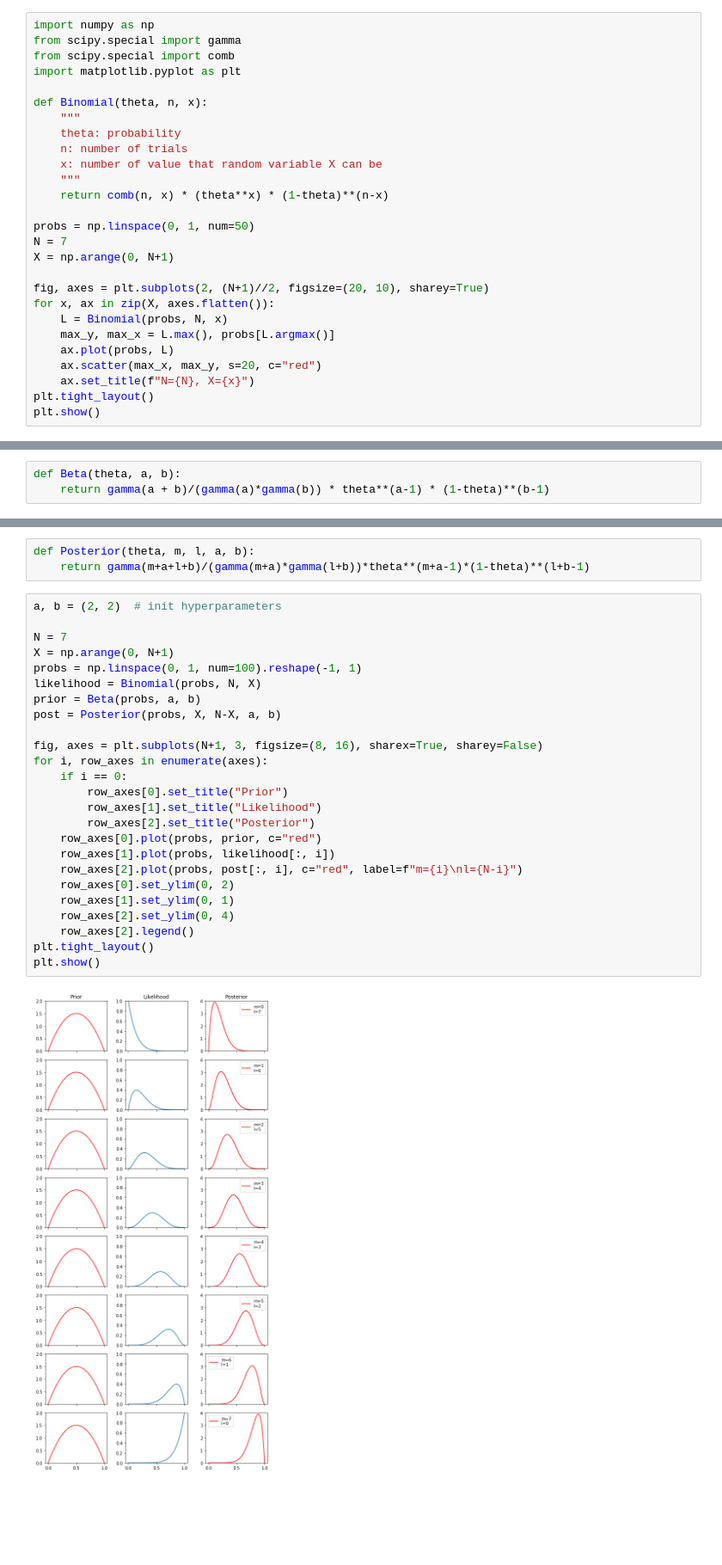
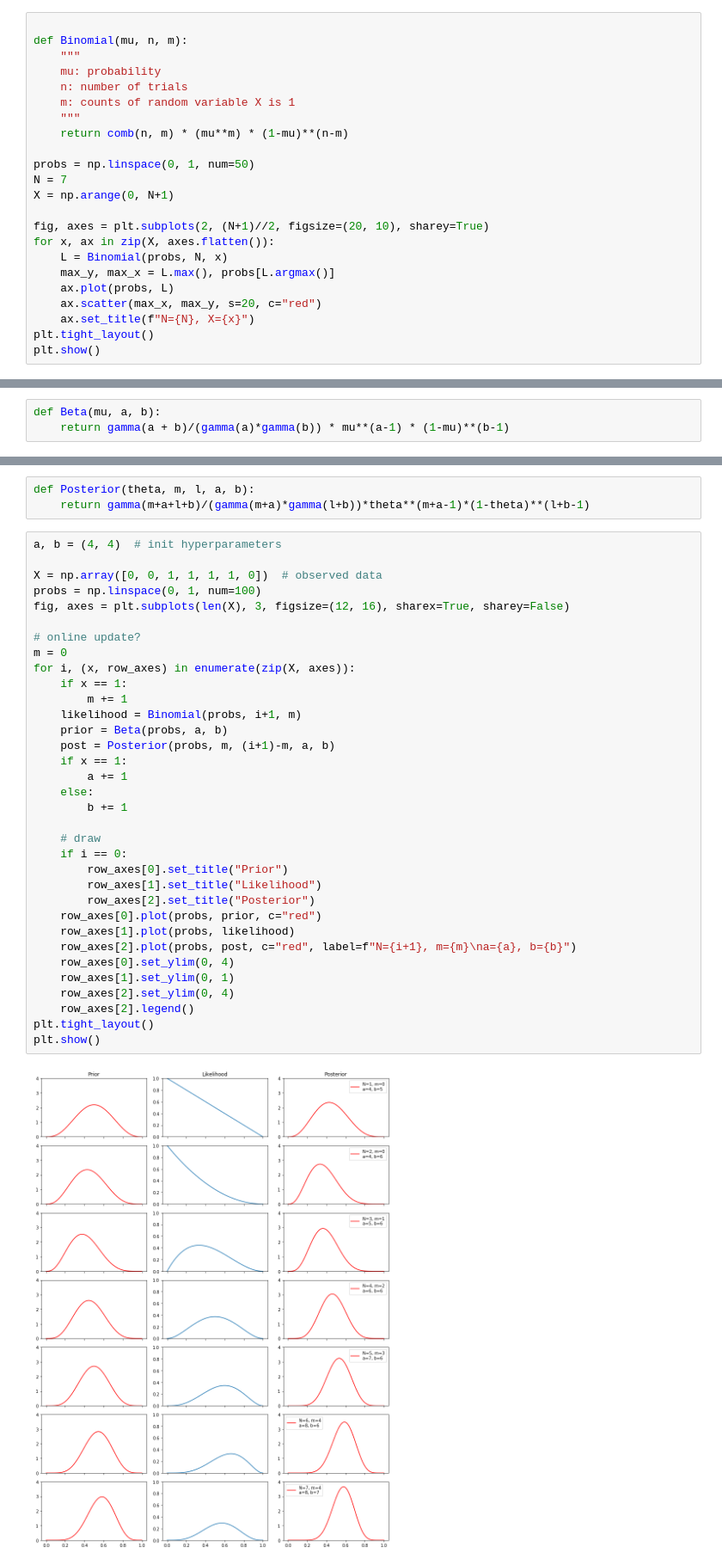
Before and after one commit to simonjisu/prml_study, a Jupyter notebook: notebooks/chapter-2/Probability.ipynb, the cells around one changed output, grey strips where cells are left out. Shown at 86% size. Drawn from its saved outputs; the diff is of its cells as text; blank space fills up the shorter version.

Commit message:
renew probs with gaussian

```diff
--- a/notebooks/chapter-2/Probability.ipynb
+++ b/notebooks/chapter-2/Probability.ipynb
@@ -7,16 +20,12 @@
 # %%
-import numpy as np
-from scipy.special import gamma
-from scipy.special import comb
-import matplotlib.pyplot as plt
 
-def Binomial(theta, n, x):
+def Binomial(mu, n, m):
     """
-    theta: probability
+    mu: probability
     n: number of trials
-    x: number of value that random variable X can be
+    m: counts of random variable X is 1
     """
-    return comb(n, x) * (theta**x) * (1-theta)**(n-x)
+    return comb(n, m) * (mu**m) * (1-mu)**(n-m)
 
 probs = np.linspace(0, 1, num=50)
 N = 7
@@ -36,6 +51,6 @@ plt.show()
 # %%
-def Beta(theta, a, b):
-    return gamma(a + b)/(gamma(a)*gamma(b)) * theta**(a-1) * (1-theta)**(b-1)
+def Beta(mu, a, b):
+    return gamma(a + b)/(gamma(a)*gamma(b)) * mu**(a-1) * (1-mu)**(b-1)
 # %%
 aa = [0.1, 1, 2, 8]
 bb = [0.1, 1, 3, 4]
@@ -53,29 +72,38 @@ for ax, a, b in zip(axes, aa, bb):
 def Posterior(theta, m, l, a, b):
     return gamma(m+a+l+b)/(gamma(m+a)*gamma(l+b))*theta**(m+a-1)*(1-theta)**(l+b-1)
 # %%
-a, b = (2, 2)  # init hyperparameters
+a, b = (4, 4)  # init hyperparameters
 
-N = 7
-X = np.arange(0, N+1)
-probs = np.linspace(0, 1, num=100).reshape(-1, 1)
-likelihood = Binomial(probs, N, X)
-prior = Beta(probs, a, b)
-post = Posterior(probs, X, N-X, a, b)
+X = np.array([0, 0, 1, 1, 1, 1, 0])  # observed data
+probs = np.linspace(0, 1, num=100)
+fig, axes = plt.subplots(len(X), 3, figsize=(12, 16), sharex=True, sharey=False)
 
-fig, axes = plt.subplots(N+1, 3, figsize=(8, 16), sharex=True, sharey=False)
-for i, row_axes in enumerate(axes):
+# online update?
+m = 0
+for i, (x, row_axes) in enumerate(zip(X, axes)):
+    if x == 1:
+        m += 1
+    likelihood = Binomial(probs, i+1, m)
+    prior = Beta(probs, a, b)
+    post = Posterior(probs, m, (i+1)-m, a, b)
+    if x == 1:
+        a += 1
+    else:
+        b += 1
+
+    # draw
     if i == 0:
         row_axes[0].set_title("Prior")
         row_axes[1].set_title("Likelihood")
         row_axes[2].set_title("Posterior")
     row_axes[0].plot(probs, prior, c="red")
-    row_axes[1].plot(probs, likelihood[:, i])
-    row_axes[2].plot(probs, post[:, i], c="red", label=f"m={i}\nl={N-i}")
-    row_axes[0].set_ylim(0, 2)
+    row_axes[1].plot(probs, likelihood)
+    row_axes[2].plot(probs, post, c="red", label=f"N={i+1}, m={m}\na={a}, b={b}")
+    row_axes[0].set_ylim(0, 4)
     row_axes[1].set_ylim(0, 1)
     row_axes[2].set_ylim(0, 4)
     row_axes[2].legend()
 plt.tight_layout()
 plt.show()
 # %% [output]
-[figure, old version]
+[figure, new version]
```
Also changed, not shown: parts of 45 cells of this notebook.
